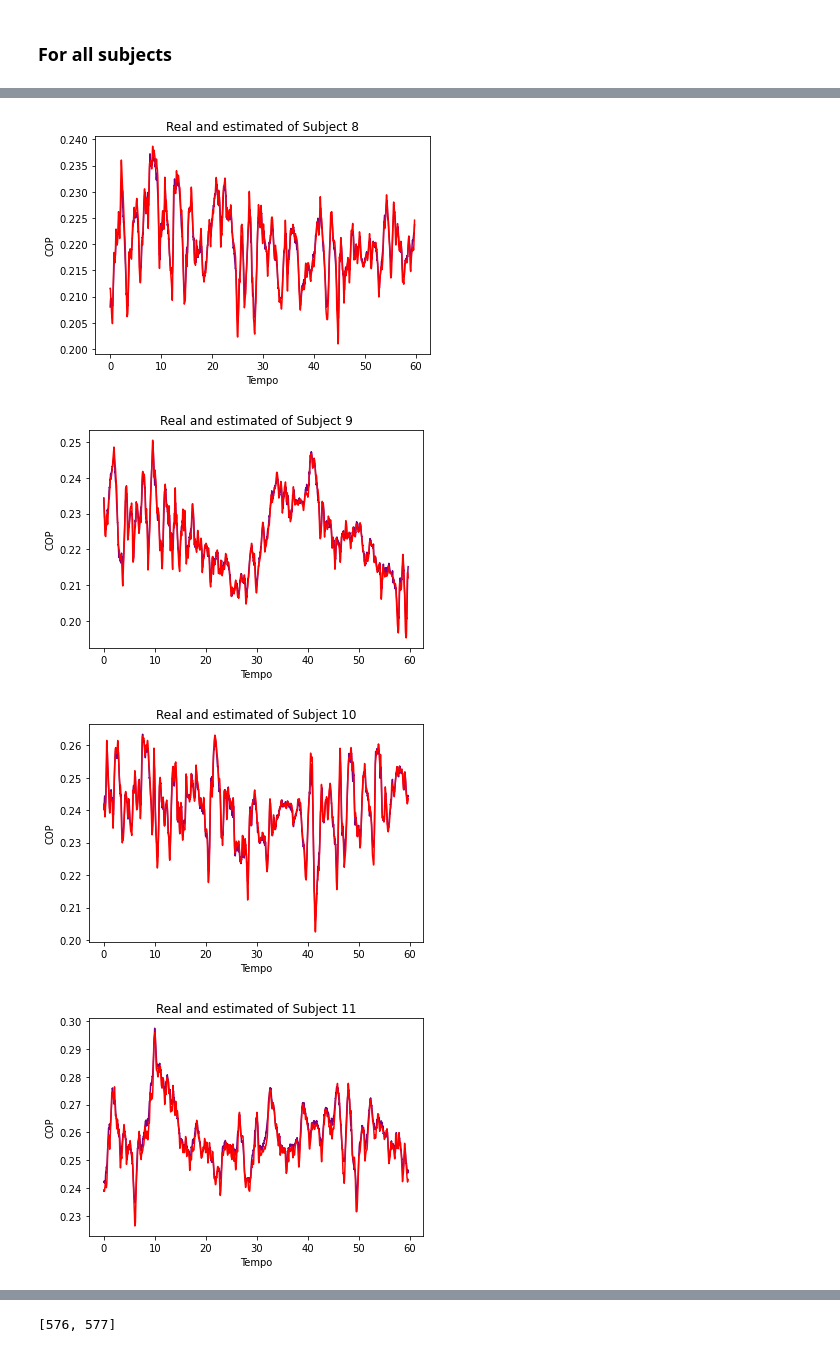
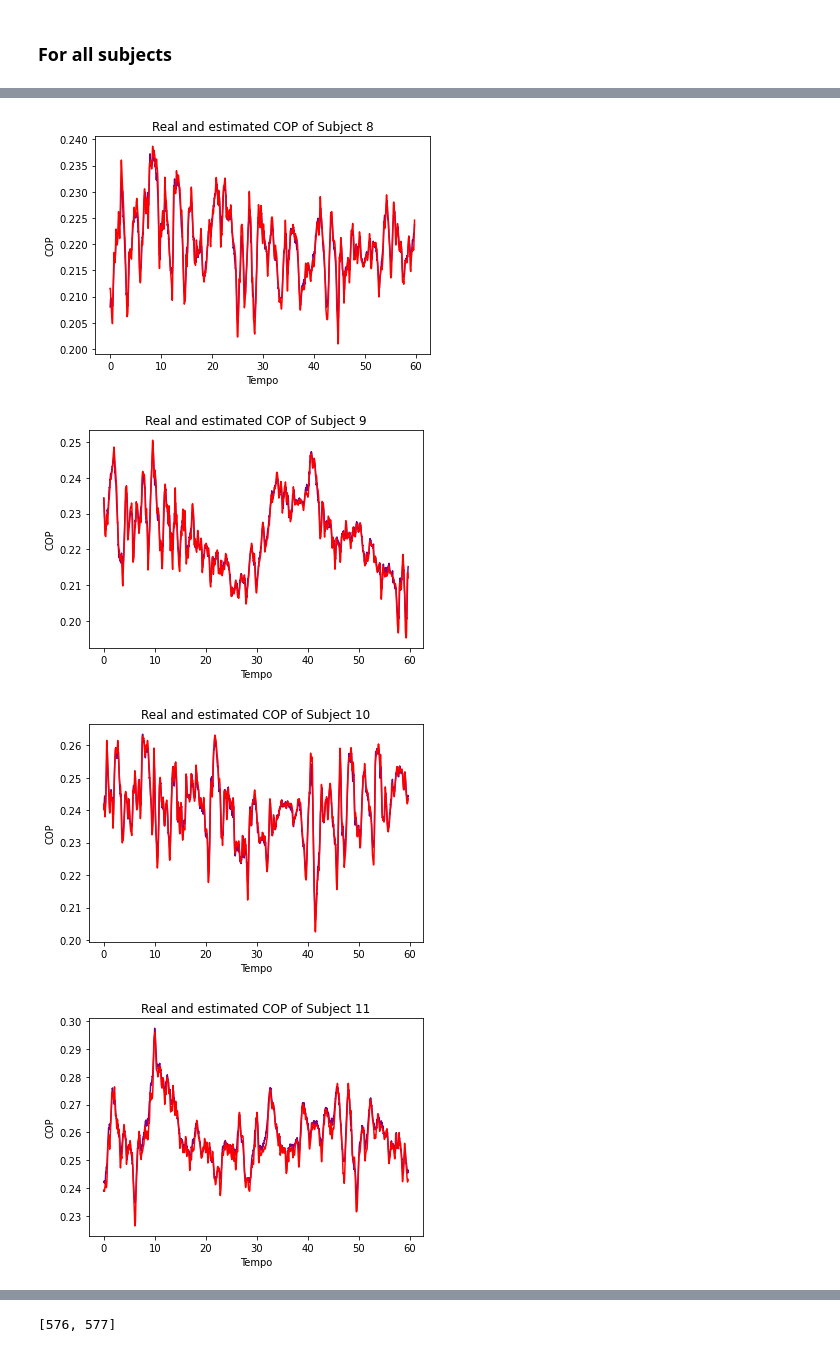
Before and after one commit to FernandaVanzini/COPandCOGestimar, a Jupyter notebook: RegressãoLinear-Every Subject.ipynb, the cells around one changed output, grey strips where cells are left out. Drawn from its saved outputs; the diff is of its cells as text; code cells hidden in the pictures.

```diff
--- a/RegressãoLinear-Every Subject.ipynb
+++ b/RegressãoLinear-Every Subject.ipynb
@@ -122,6 +122,6 @@ for s in range(1,50):
     graf2=plt.plot(t[:-30],y1[30:],marker='',color='red',linestyle='-')
     plt.xlabel('Tempo')
     plt.ylabel('COP')
-    plt.title('Real and estimated of Subject {}'.format(s))
+    plt.title('Real and estimated COP of Subject {}'.format(s))
     plt.show()
 # %% [output]
@@ -135,4 +135,4 @@ for s in range(1,50):
-[figure, old version]
+[figure, new version]
-[figure, old version]
+[figure, new version]
-[figure, old version]
+[figure, new version]
-[figure, old version]
+[figure, new version]
```
Also changed, not shown: parts of 2 cells of this notebook.
